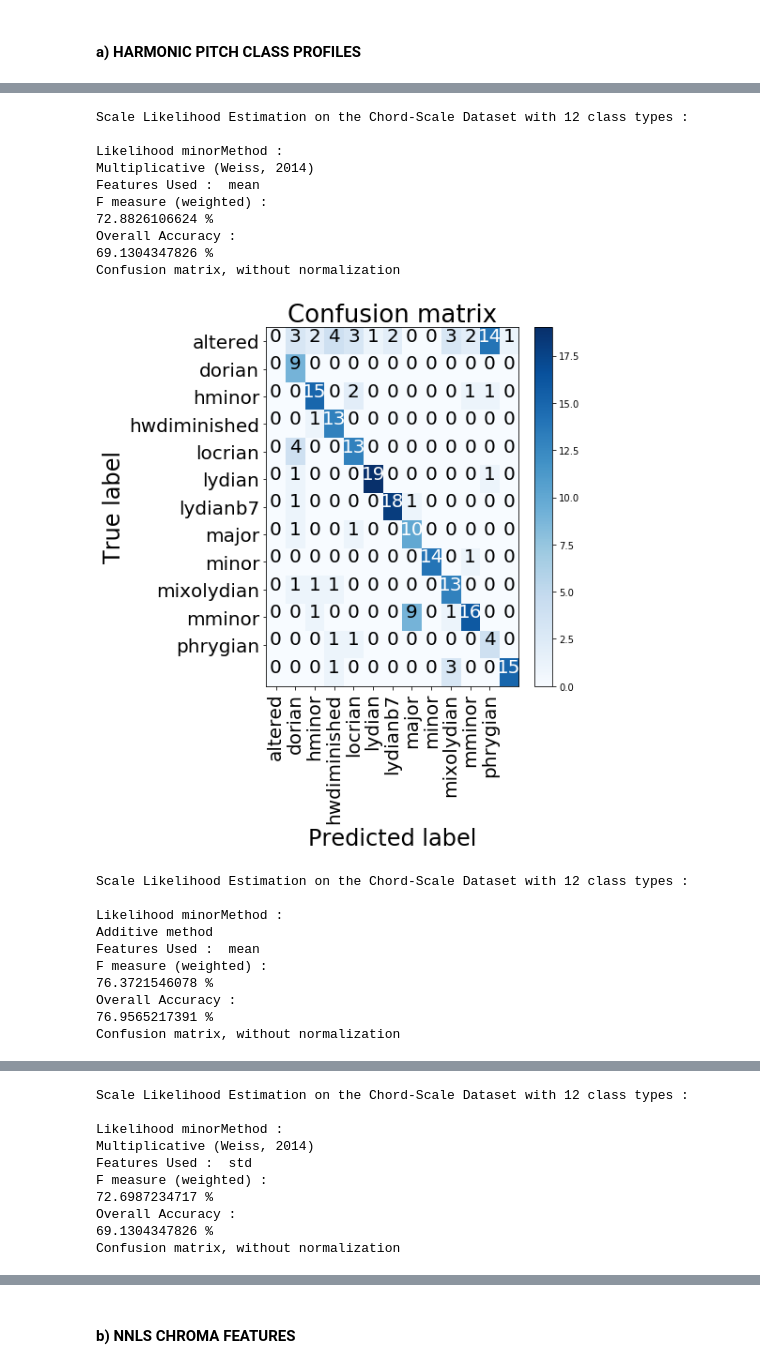
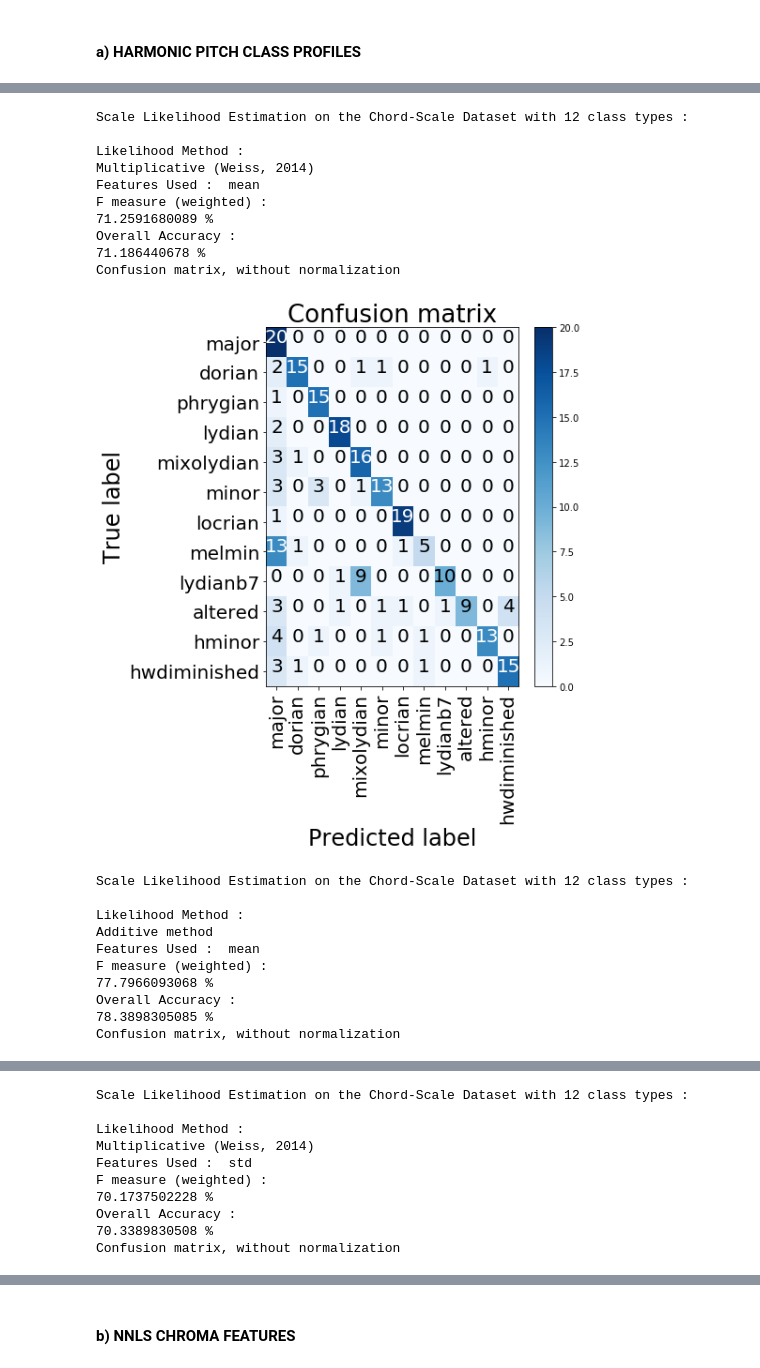
Before and after one commit to emirdemirel/Chord-ScaleDetection, a Jupyter notebook: Chord-Scale_Detection_PART2.ipynb, the cells around one changed output, grey strips where cells are left out. Cells and saved outputs as stored; diff of their text form; code cells hidden in the pictures.

```diff
--- a/Chord-Scale_Detection_PART2.ipynb
+++ b/Chord-Scale_Detection_PART2.ipynb
@@ -39,3 +35,20 @@ ScaleTemplates = ScaleDictionary('ScaleTemplates')
+# %%
+### FIRST, LET'S DEFINE A DICTIONARY THAT CONTAINS ALL THE PREDEFINED SCALE TEMPLATES
+
+ScaleTemplates = dict()
+
+ScaleTemplates['major'] = {'scaleArray':[1,0,1,0,1,1,0,1,0,1,0,1]}
+ScaleTemplates['dorian'] = {'scaleArray':[1,0,1,1,0,1,0,1,0,1,1,0]}
+ScaleTemplates['phrygian'] = {'scaleArray':[1,1,0,1,0,1,0,1,1,0,1,0]}
+ScaleTemplates['lydian'] = {'scaleArray':[1,0,1,0,1,0,1,1,0,1,0,1]}
+ScaleTemplates['mixolydian'] = {'scaleArray':[1,0,1,0,1,1,0,1,0,1,1,0]}
+ScaleTemplates['minor'] = {'scaleArray':[1,0,1,1,0,1,0,1,1,0,1,0]}
+ScaleTemplates['locrian'] = {'scaleArray':[1,1,0,1,0,1,1,0,1,0,1,0]}
+ScaleTemplates['lydianb7'] = {'scaleArray':[1,0,1,0,1,0,1,1,0,1,1,0]}
+ScaleTemplates['altered'] = {'scaleArray':[1,1,0,1,1,0,1,0,1,0,1,0]}
+ScaleTemplates['melmin'] = {'scaleArray':[1,0,1,1,0,1,0,1,0,1,0,1]}
+ScaleTemplates['hminor'] = {'scaleArray':[1,0,1,1,0,1,0,1,1,0,0,1]}
+ScaleTemplates['hwdiminished'] = {'scaleArray':[1,1,0,1,1,0,1,1,0,1,1,0]}
 # %% [markdown]
 #### a) HARMONIC PITCH CLASS PROFILES
 # %%
@@ -74,43 +87,40 @@ Maximum Likeliest Scale of Phrase : phrygian
 # %%
 features = ['mean','std']
 LikelihoodMethods = [1,2] ### 1 - Weiss (2014) method (multiplicative approach), 2 - Demirel method (additive approach)
 
-SCALETYPES = []
-for part in ScaleTemplates.items():
-    SCALETYPES.append(part[0])
-SCALETYPES = sorted(SCALETYPES)
+SCALETYPES = ['major','dorian','phrygian','lydian','mixolydian','minor','locrian','melmin','lydianb7','altered','hminor', 'hwdiminished']
 
 overall_accuracy_list = []
 for feature in features:
     for i in LikelihoodMethods :
         print('Scale Likelihood Estimation on the Chord-Scale Dataset with 12 class types : \n')
-        print('Likelihood minorMethod : ')
+        print('Likelihood Method : ')
         if i == 1:
             print('Multiplicative (Weiss, 2014)')
         if i == 2:
             print('Additive method')
         print('Features Used : ', feature)
         Classification_Likelihood(dataDictionary,ScaleTemplates,i,FEATURES, feature)
         Evaluate_ScaleLikelihoodEstimation(dataDictionary,SCALETYPES )
 # %% [output]
 Scale Likelihood Estimation on the Chord-Scale Dataset with 12 class types :
 
-Likelihood minorMethod :
+Likelihood Method :
 Multiplicative (Weiss, 2014)
 Features Used :  mean
 F measure (weighted) :
-72.8826106624 %
+71.2591680089 %
 Overall Accuracy :
-69.1304347826 %
+71.186440678 %
 Confusion matrix, without normalization
-[figure, old version]
+[figure, new version]
 Scale Likelihood Estimation on the Chord-Scale Dataset with 12 class types :
 
-Likelihood minorMethod :
+Likelihood Method :
 Additive method
 Features Used :  mean
 F measure (weighted) :
-76.3721546078 %
+77.7966093068 %
 Overall Accuracy :
-76.9565217391 %
+78.3898305085 %
 Confusion matrix, without normalization
@@ -118,10 +128,10 @@ Confusion matrix, without normalization
 Scale Likelihood Estimation on the Chord-Scale Dataset with 12 class types :
 
-Likelihood minorMethod :
+Likelihood Method :
 Multiplicative (Weiss, 2014)
 Features Used :  std
 F measure (weighted) :
-72.6987234717 %
+70.1737502228 %
 Overall Accuracy :
-69.1304347826 %
+70.3389830508 %
 Confusion matrix, without normalization
```
Also changed, not shown: parts of 7 cells of this notebook.
